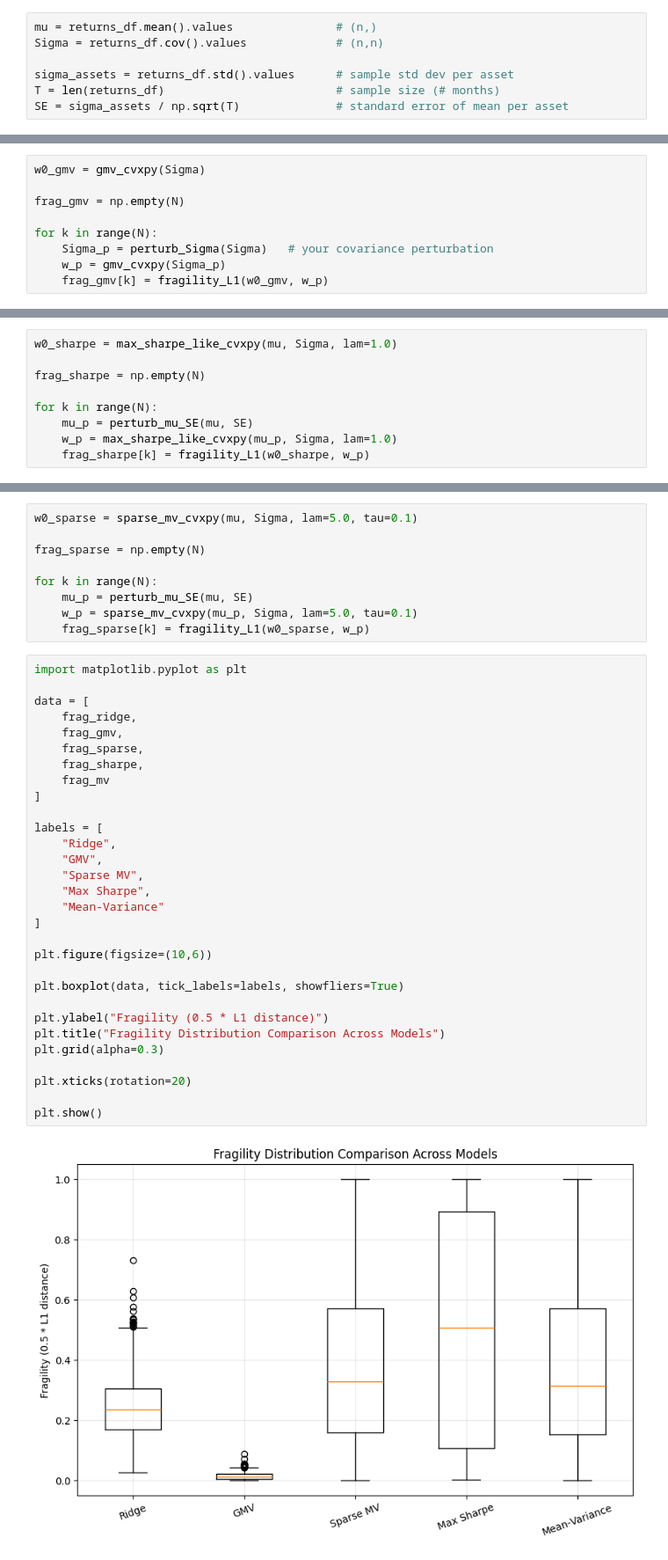
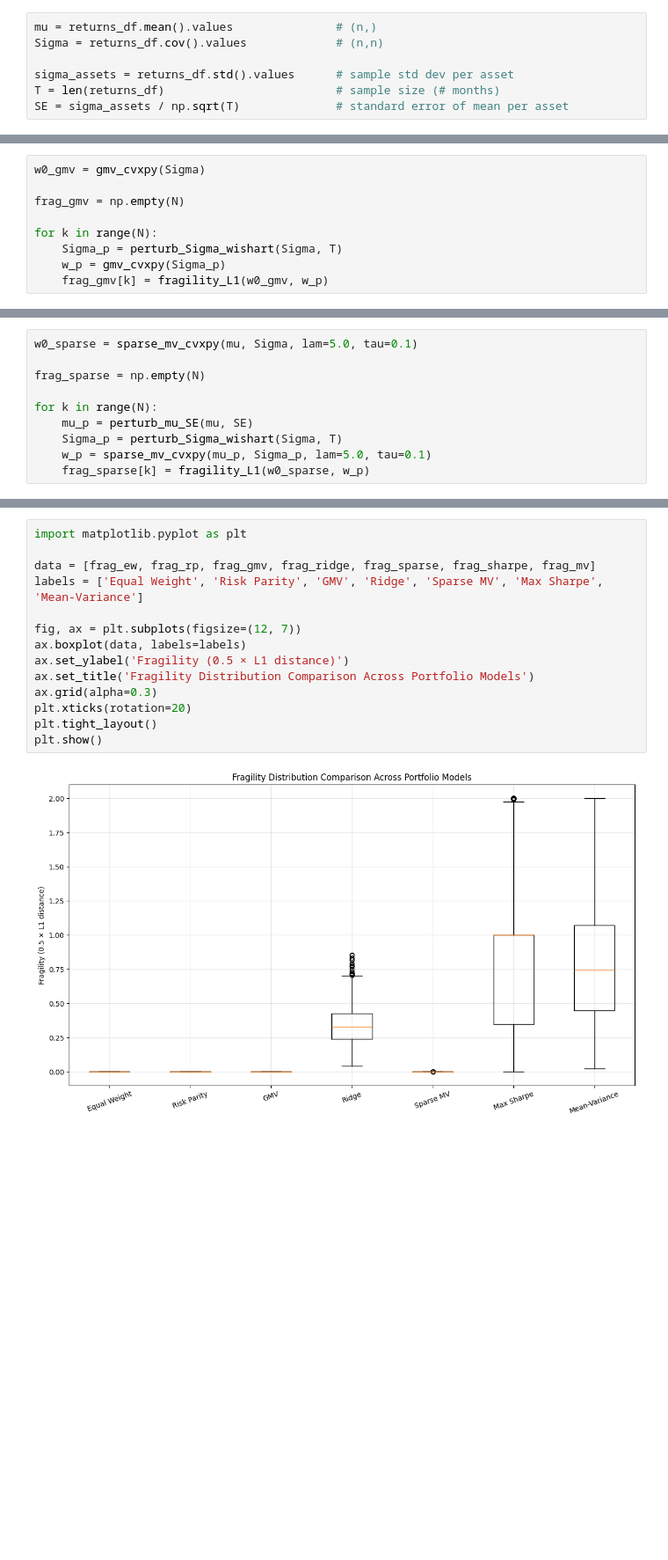
Before and after one commit to robicheau/mathcapstone, a Jupyter notebook: ETF_Portfolio_Optimization.ipynb, the cells around one changed output, grey strips where cells are left out. Shown at 88% size. Drawn from its saved outputs; the diff is of its cells as text; blank space fills up the shorter version.

```diff
--- a/ETF_Portfolio_Optimization.ipynb
+++ b/ETF_Portfolio_Optimization.ipynb
@@ -487,6 +562,6 @@ w0_gmv = gmv_cvxpy(Sigma)
 frag_gmv = np.empty(N)
 
 for k in range(N):
-    Sigma_p = perturb_Sigma(Sigma)   # your covariance perturbation
+    Sigma_p = perturb_Sigma_wishart(Sigma, T)
     w_p = gmv_cvxpy(Sigma_p)
     frag_gmv[k] = fragility_L1(w0_gmv, w_p)
@@ -507,11 +614,12 @@ def max_sharpe_like_cvxpy(mu, Sigma, lam=1.0, solver=cp.OSQP):
 
     return np.asarray(w.value).flatten()
 # %%
-w0_sharpe = max_sharpe_like_cvxpy(mu, Sigma, lam=1.0)
+w0_sparse = sparse_mv_cvxpy(mu, Sigma, lam=5.0, tau=0.1)
 
-frag_sharpe = np.empty(N)
+frag_sparse = np.empty(N)
 
 for k in range(N):
     mu_p = perturb_mu_SE(mu, SE)
-    w_p = max_sharpe_like_cvxpy(mu_p, Sigma, lam=1.0)
-    frag_sharpe[k] = fragility_L1(w0_sharpe, w_p)
+    Sigma_p = perturb_Sigma_wishart(Sigma, T)
+    w_p = sparse_mv_cvxpy(mu_p, Sigma_p, lam=5.0, tau=0.1)
+    frag_sparse[k] = fragility_L1(w0_sparse, w_p)
@@ -538,41 +626,16 @@ def sparse_mv_cvxpy(mu, Sigma, lam=5.0, tau=0.1, solver=cp.OSQP):
-# %%
-w0_sparse = sparse_mv_cvxpy(mu, Sigma, lam=5.0, tau=0.1)
-
-frag_sparse = np.empty(N)
-
-for k in range(N):
-    mu_p = perturb_mu_SE(mu, SE)
-    w_p = sparse_mv_cvxpy(mu_p, Sigma, lam=5.0, tau=0.1)
-    frag_sparse[k] = fragility_L1(w0_sparse, w_p)
 # %%
 import matplotlib.pyplot as plt
 
-data = [
-    frag_ridge,
-    frag_gmv,
-    frag_sparse,
-    frag_sharpe,
-    frag_mv
-]
+data = [frag_ew, frag_rp, frag_gmv, frag_ridge, frag_sparse, frag_sharpe, frag_mv]
+labels = ['Equal Weight', 'Risk Parity', 'GMV', 'Ridge', 'Sparse MV', 'Max Sharpe', 'Mean-Variance']
 
-labels = [
-    "Ridge",
-    "GMV",
-    "Sparse MV",
-    "Max Sharpe",
-    "Mean‑Variance"
-]
-
-plt.figure(figsize=(10,6))
-
-plt.boxplot(data, tick_labels=labels, showfliers=True)
-
-plt.ylabel("Fragility (0.5 * L1 distance)")
-plt.title("Fragility Distribution Comparison Across Models")
-plt.grid(alpha=0.3)
-
+fig, ax = plt.subplots(figsize=(12, 7))
+ax.boxplot(data, labels=labels)
+ax.set_ylabel('Fragility (0.5 × L1 distance)')
+ax.set_title('Fragility Distribution Comparison Across Portfolio Models')
+ax.grid(alpha=0.3)
 plt.xticks(rotation=20)
-
+plt.tight_layout()
 plt.show()
 # %% [output]
-[figure, old version]
+[figure, new version]
```
Also changed, not shown: parts of 15 cells of this notebook.
